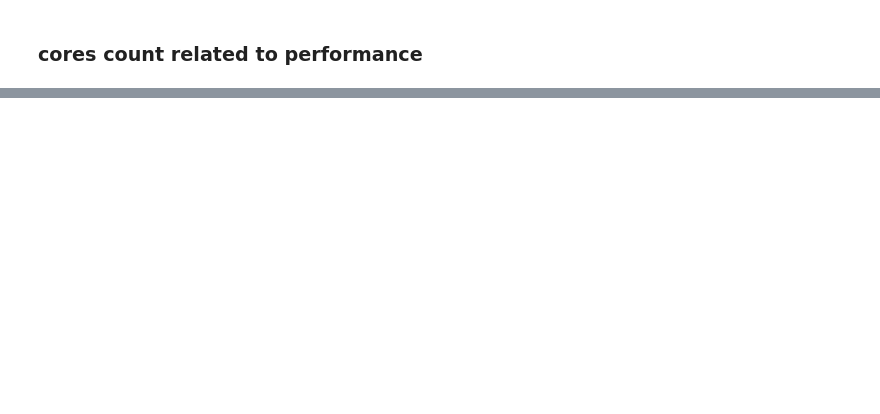
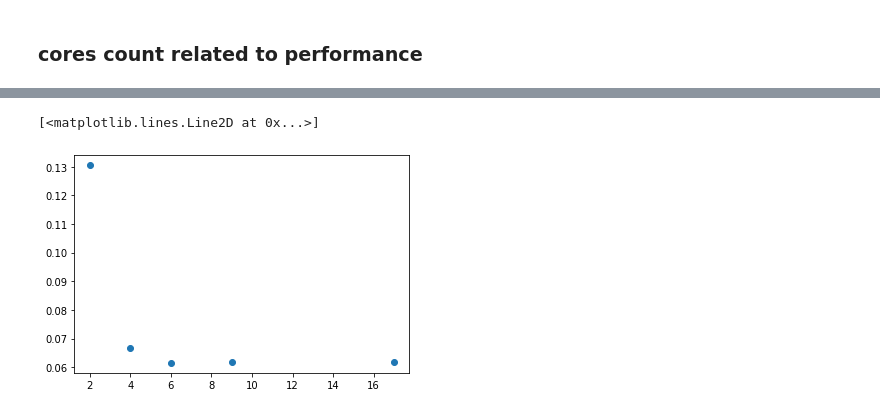
Before and after one commit to format37/call_centre_stt_server, a Jupyter notebook: performance_report.ipynb, the cells around one changed output, grey strips where cells are left out. Cells and saved outputs as stored; diff of their text form; code cells hidden in the pictures; blank space fills up the shorter version.

```diff
--- a/performance_report.ipynb
+++ b/performance_report.ipynb
@@ -148,0 +151,7 @@ plt.plot(mediantd.cores, mediantd.td, 'o', color='red', linewidth=2)
+# %%
+mediantd = df.groupby(df.cores).median()
+mediantd.reset_index(level=0, inplace=True)
+plt.plot(mediantd.cores, mediantd.perf, 'o')
+# %% [output]
+[<matplotlib.lines.Line2D at 0x...>]
+[figure, added]
```
Also changed, not shown: parts of 4 cells of this notebook, 2 other files.
